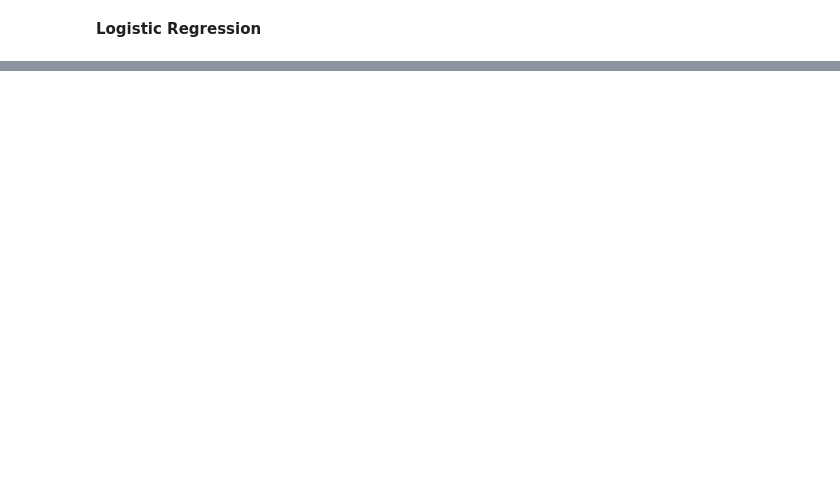
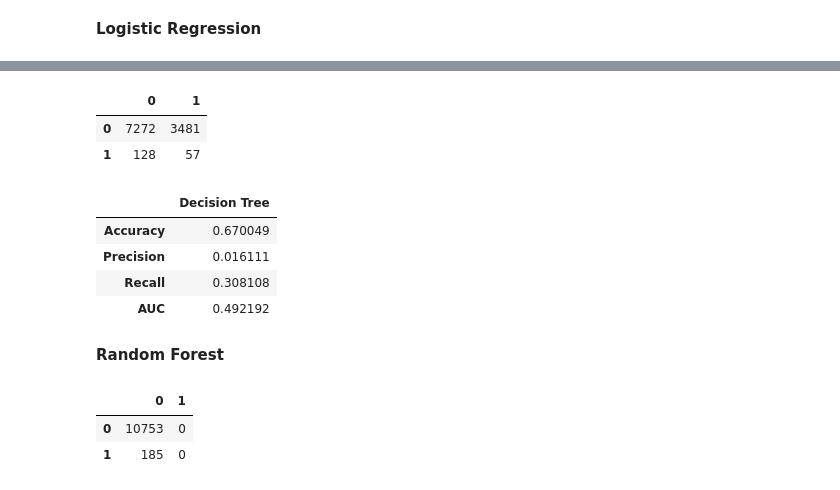
Before and after one commit to giorgiodemarchi/TabText-Experiments, a Jupyter notebook: Giorgio_baseline.ipynb, the cells around one changed output, grey strips where cells are left out. Cells and saved outputs as stored; diff of their text form; code cells hidden in the pictures; blank space fills up the shorter version.

```diff
--- a/Giorgio_baseline.ipynb
+++ b/Giorgio_baseline.ipynb
@@ -399,0 +487,73 @@ ImportError: DLL load failed while importing _argkmin: The filename or extension
+# %%
+from sklearn.tree import DecisionTreeClassifier
+
+model = DecisionTreeClassifier(max_depth=12,
+                               min_samples_split=8,
+                               random_state=1024)
+model.fit(X_train, y_train)
+
+
+X_test[numerical_columns] = scaler.transform(X_test[numerical_columns])
+y_predict = model.predict(X_test)
+
+
+## METRICS
+# Accuracy
+cart_accuracy = accuracy_score(y_test, y_predict)
+
+# Precision
+cart_precision = precision_score(y_test, y_predict)
+
+# Recall
+cart_recall = recall_score(y_test, y_predict)
+
+# AUC
+cart_auc = roc_auc_score(y_test, y_predict)
+
+pd.DataFrame(confusion_matrix(y_test,y_predict))
+# %% [output]
+|  | 0 | 1 |
+| 0 | 7272 | 3481 |
+| 1 | 128 | 57 |
+# %%
+cart_metrics = pd.DataFrame({'Decision Tree': [cart_accuracy, cart_precision, cart_recall, cart_auc]}, columns = ['Decision Tree'], index=['Accuracy', 'Precision', 'Recall', 'AUC'])
+cart_metrics
+# %% [output]
+|  | Decision Tree |
+| Accuracy | 0.670049 |
+| Precision | 0.016111 |
+| Recall | 0.308108 |
+| AUC | 0.492192 |
+# %% [markdown]
+**Random Forest**
+# %%
+from sklearn.ensemble import RandomForestClassifier
+
+model = RandomForestClassifier(n_estimators=250,
+                              max_depth=12,
+                              min_samples_leaf=16
+                              )
+model.fit(X_train, y_train)
+
+
+X_test[numerical_columns] = scaler.transform(X_test[numerical_columns])
+y_predict = model.predict(X_test)
+
+## METRICS
+# Accuracy
+rf_accuracy = accuracy_score(y_test, y_predict)
+
+# Precision
+rf_precision = precision_score(y_test, y_predict)
+
+# Recall
+rf_recall = recall_score(y_test, y_predict)
+
+# AUC
+rf_auc = roc_auc_score(y_test, y_predict)
+
+pd.DataFrame(confusion_matrix(y_test,y_predict))
+# %% [output]
+|  | 0 | 1 |
+| 0 | 10753 | 0 |
+| 1 | 185 | 0 |
```
Also changed, not shown: parts of 29 cells of this notebook.
